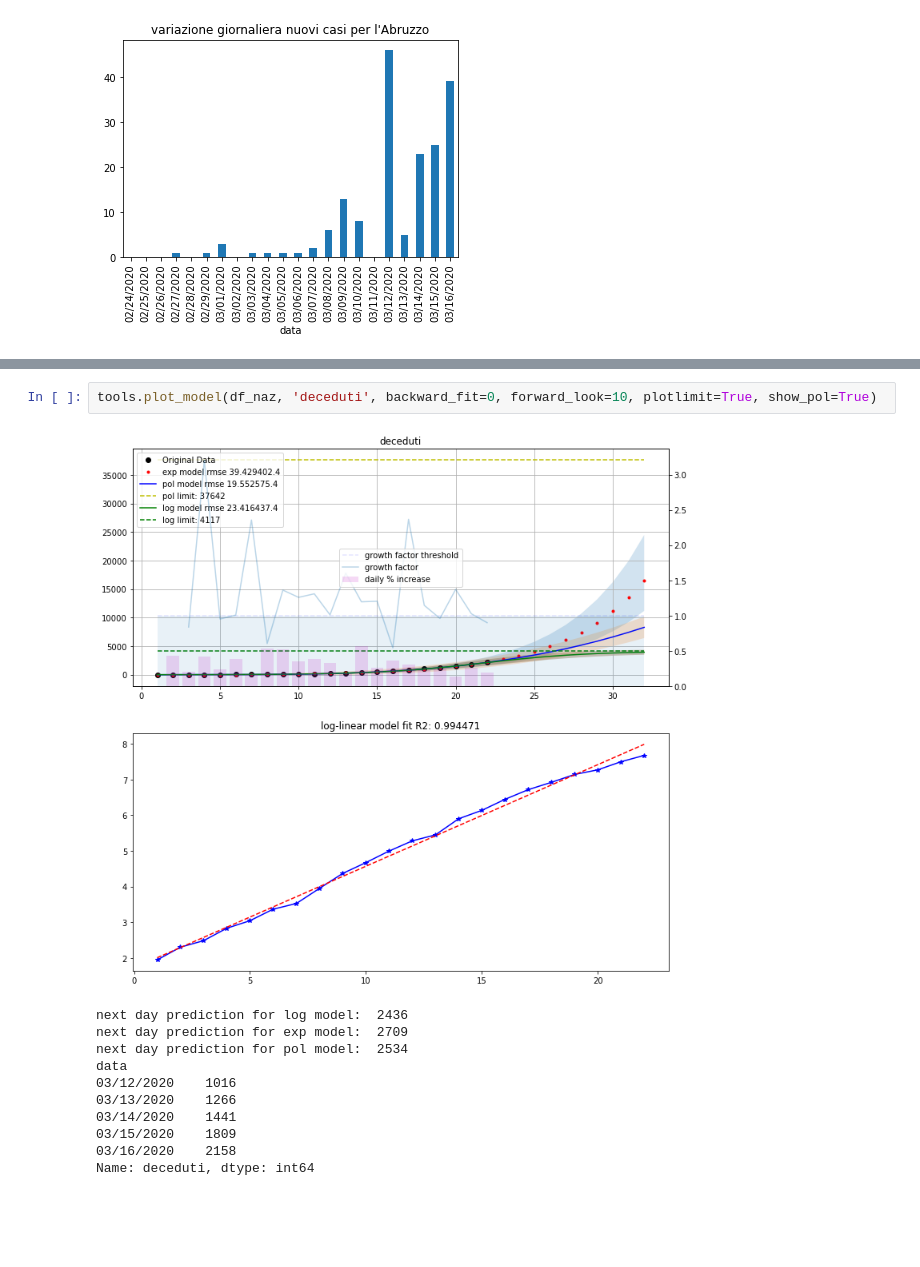
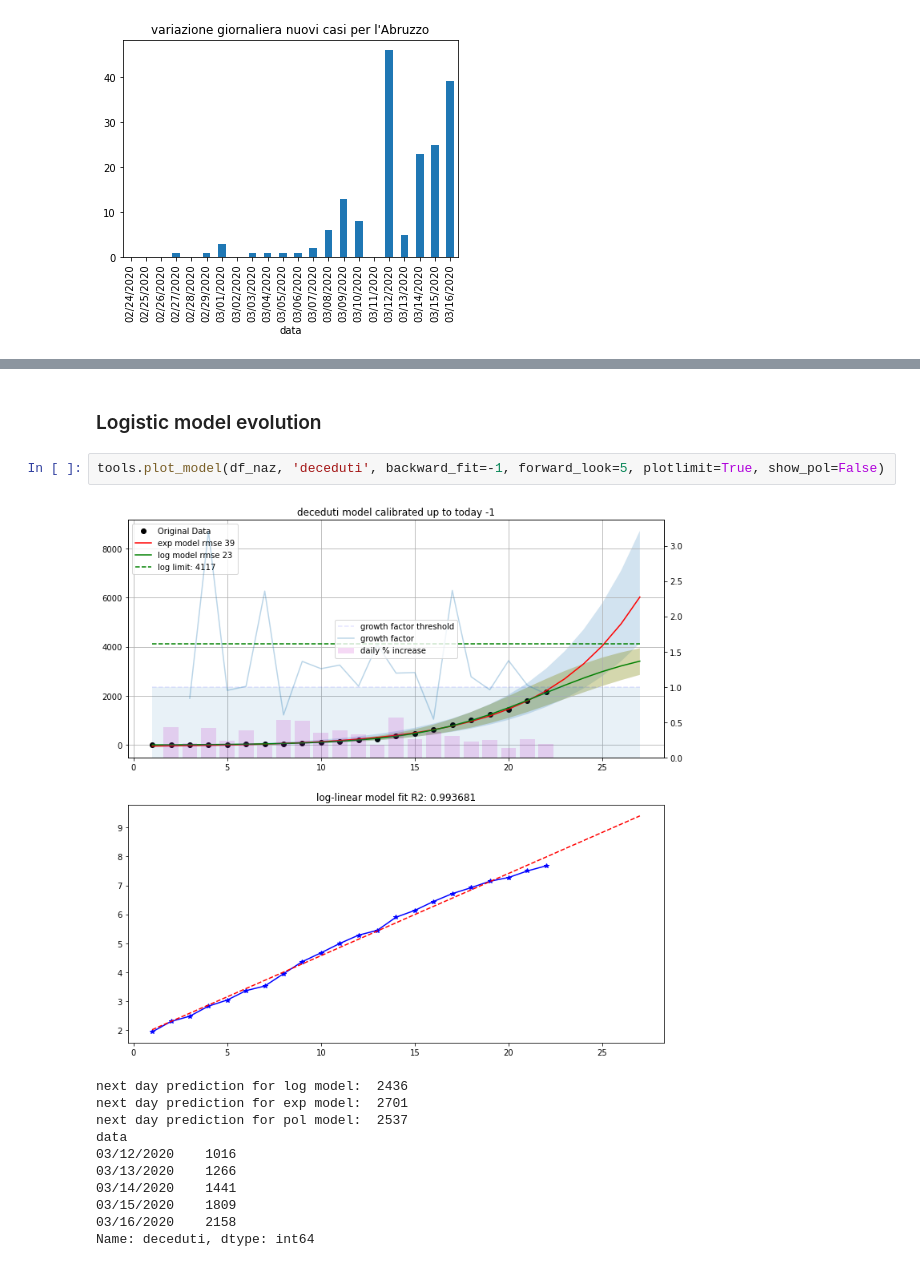
Before and after one commit to mspadaccino/COVID-19, a Jupyter notebook: notebooks/COVID_daily_report_Italy_World.ipynb, the cells around one changed output, grey strips where cells are left out. Cells and saved outputs as stored; diff of their text form; blank space fills up the shorter version.

```diff
--- a/notebooks/COVID_daily_report_Italy_World.ipynb
+++ b/notebooks/COVID_daily_report_Italy_World.ipynb
@@ -160,10 +111,12 @@ plt.legend(loc='upper left')
+# %% [markdown]
+### Logistic model evolution
 # %%
-tools.plot_model(df_naz, 'deceduti', backward_fit=0, forward_look=10, plotlimit=True, show_pol=True)
+tools.plot_model(df_naz, 'deceduti', backward_fit=-1, forward_look=5, plotlimit=True, show_pol=False)
 # %% [output]
-[figure, old version]
+[figure, new version]
 next day prediction for log model:  2436
-next day prediction for exp model:  2709
-next day prediction for pol model:  2534
+next day prediction for exp model:  2701
+next day prediction for pol model:  2537
 data
 03/12/2020    1016
 03/13/2020    1266
```
Also changed, not shown: parts of 10 cells of this notebook, 1 other file.
